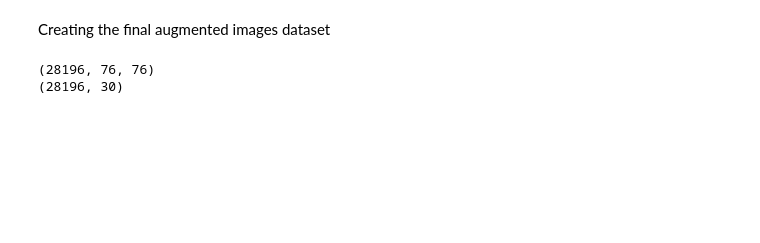
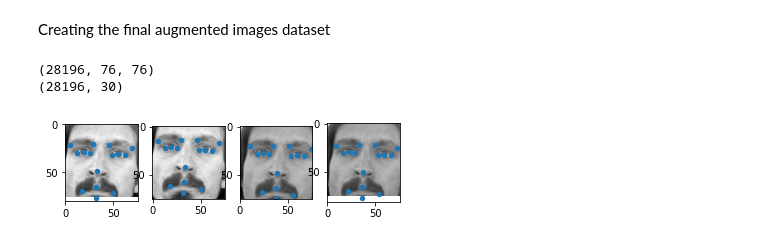
Before and after one commit to arnejad/Facial-Keypoint-Detection, a Jupyter notebook: Facial_Keypoint_Detection.ipynb, the cells around one changed output. Cells and saved outputs as stored; diff of their text form; code cells hidden in the pictures; blank space fills up the shorter version.

```diff
--- a/Facial_Keypoint_Detection.ipynb
+++ b/Facial_Keypoint_Detection.ipynb
@@ -188,3 +187,11 @@ print(finalPnts.shape)
 # %% [output]
 (28196, 76, 76)
 (28196, 30)
+# %%
+# making sure everything is in the right place
+fig, axis = plt.subplots(1, 4)
+# axis[2]
+for i in range(0,4):
+  viualizeImageWithKeyPoints(finalImgs[i], finalPnts[i], axis[i])
+# %% [output]
+[figure, added]
```
Also changed, not shown: parts of 8 cells of this notebook.
